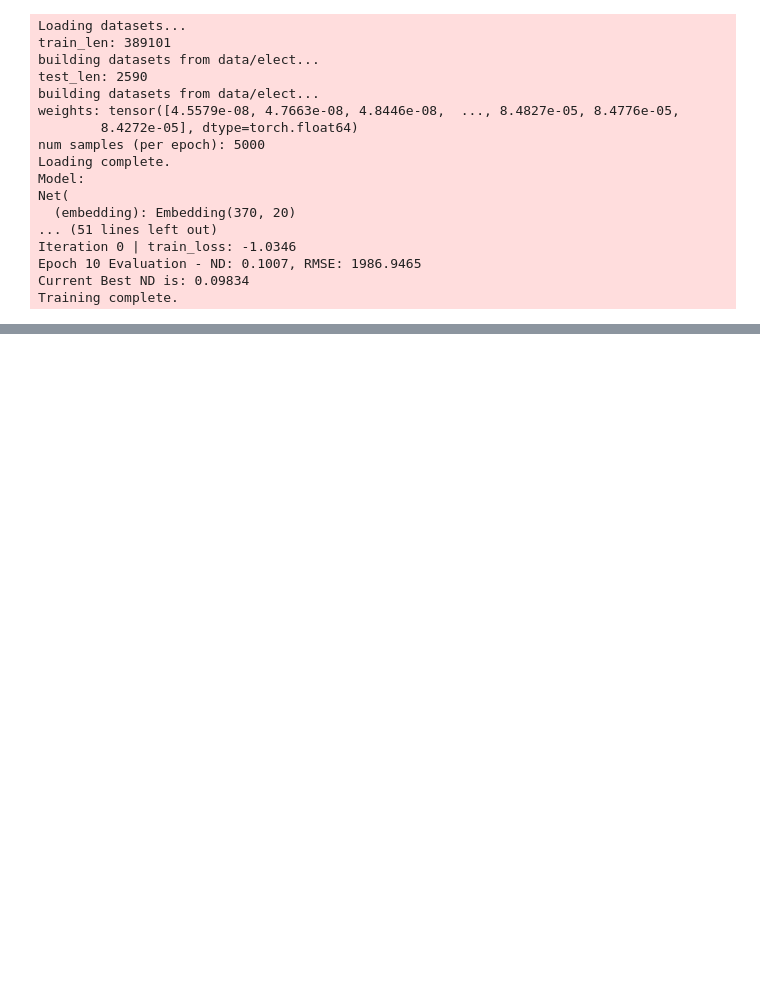
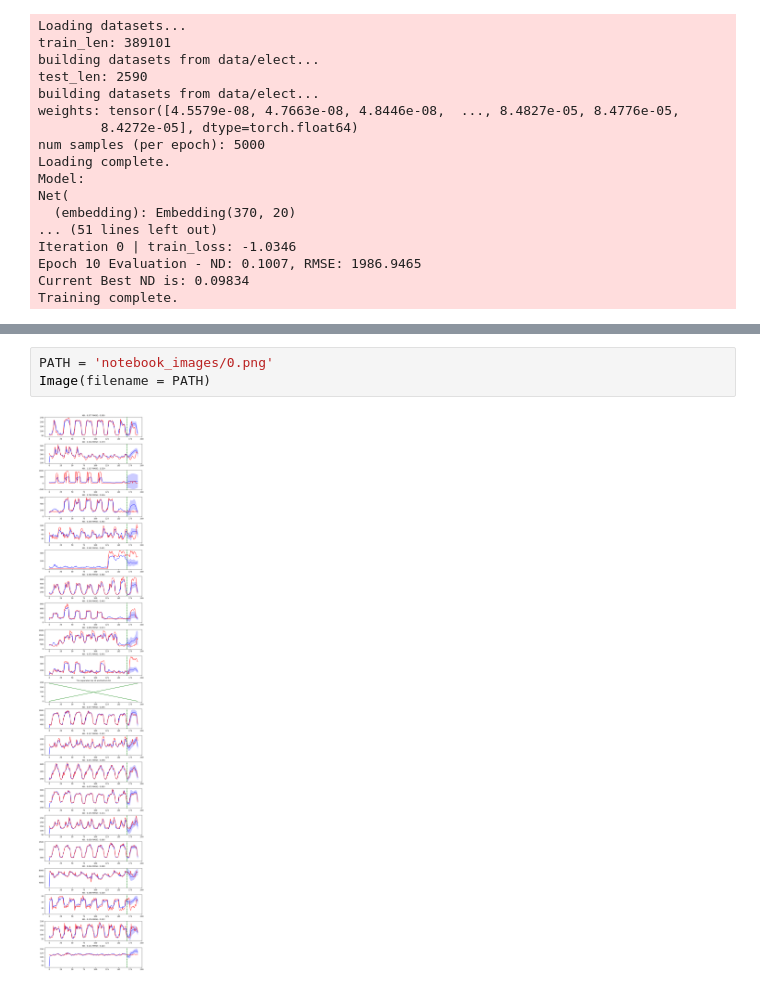
Before and after one commit to fmorenopino/Deep-Learning-Time-Series-Forecasting, a Jupyter notebook: DeepAR/DeepAR_intro.ipynb, the cells around one changed output, grey strips where cells are left out. Drawn from its saved outputs; the diff is of its cells as text; blank space fills up the shorter version.

```diff
--- a/DeepAR/DeepAR_intro.ipynb
+++ b/DeepAR/DeepAR_intro.ipynb
@@ -712,0 +698,5 @@ To achieve performance comparable to the values reported in the paper, you shoul
+# %%
+PATH = 'notebook_images/0.png'
+Image(filename = PATH)
+# %% [output]
+[figure, added]
```
Also changed, not shown: parts of 17 cells of this notebook, 3 other files.
